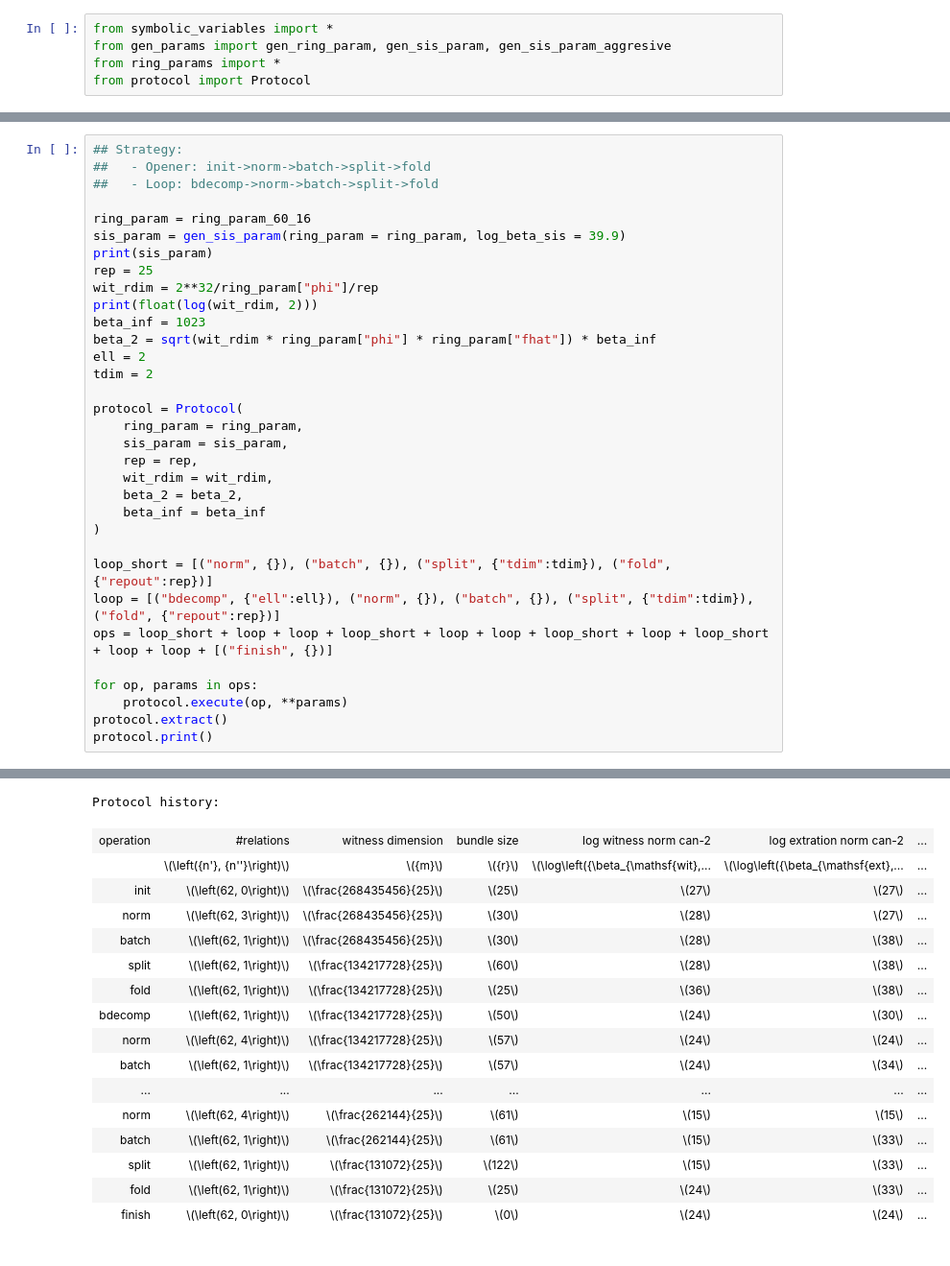
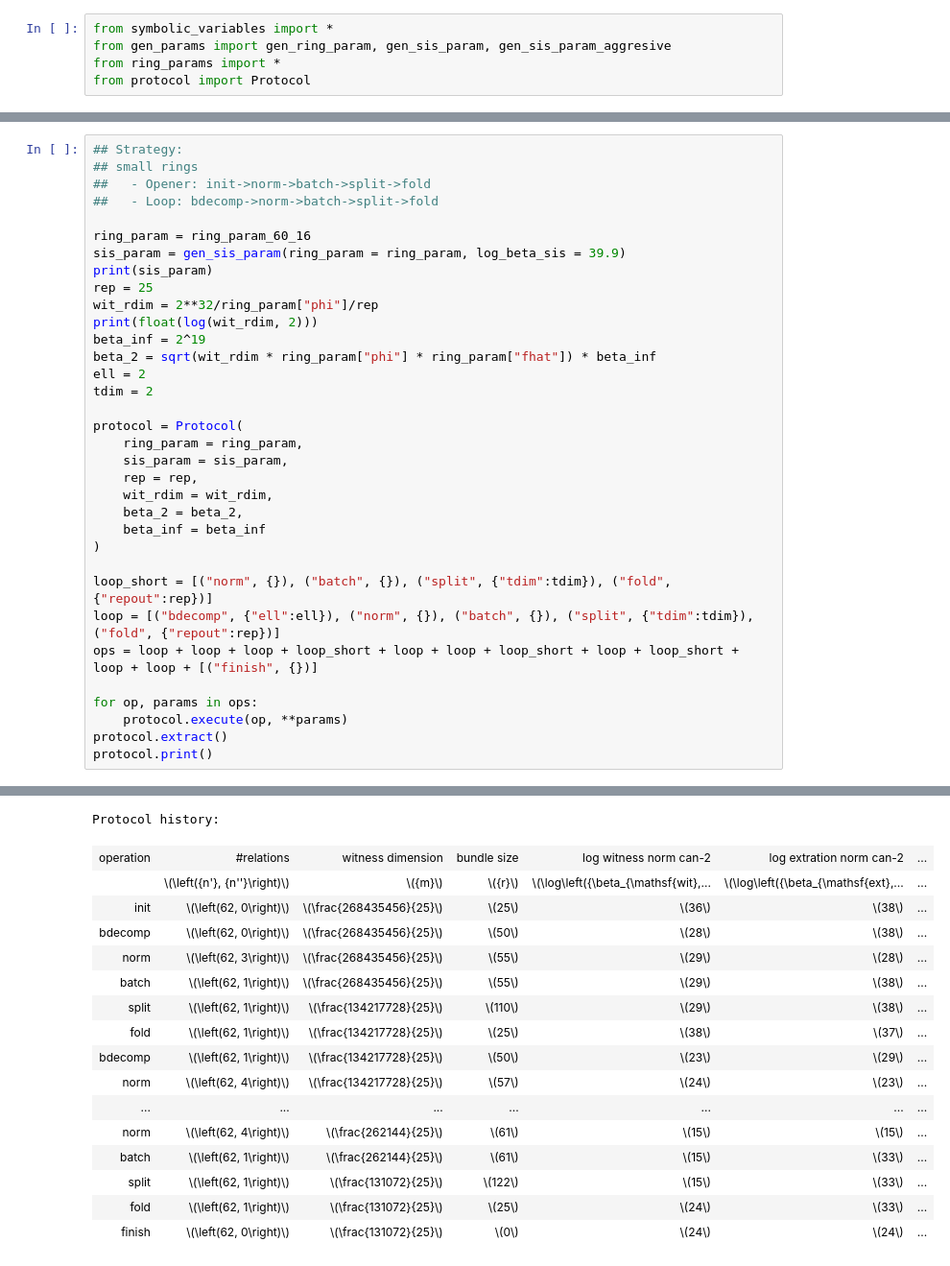
Before and after one commit to russell-lai/rok-paper-sissors-estimator, a Jupyter notebook: example-params.ipynb, the cells around one changed output, grey strips where cells are left out. Shown: that part at 96% size. Drawn from its saved outputs; the diff is of its cells as text.

```diff
--- a/example-params.ipynb
+++ b/example-params.ipynb
@@ -120,5 +6,6 @@ Protocol history:
 # %%
 ## Strategy:
+## small rings
 ##   - Opener: init->norm->batch->split->fold
 ##   - Loop: bdecomp->norm->batch->split->fold
 
@@ -128,46 +15,46 @@ print(sis_param)
 rep = 25
 wit_rdim = 2**32/ring_param["phi"]/rep
 print(float(log(wit_rdim, 2)))
-beta_inf = 1023
+beta_inf = 2^19
 beta_2 = sqrt(wit_rdim * ring_param["phi"] * ring_param["fhat"]) * beta_inf
 ell = 2
 tdim = 2
 
 protocol = Protocol(
     ring_param = ring_param,
     sis_param = sis_param,
     rep = rep,
     wit_rdim = wit_rdim,
     beta_2 = beta_2,
     beta_inf = beta_inf
 )
 
 loop_short = [("norm", {}), ("batch", {}), ("split", {"tdim":tdim}), ("fold", {"repout":rep})]
 loop = [("bdecomp", {"ell":ell}), ("norm", {}), ("batch", {}), ("split", {"tdim":tdim}), ("fold", {"repout":rep})]
-ops = loop_short + loop + loop + loop_short + loop + loop + loop_short + loop + loop_short + loop + loop + [("finish", {})]
+ops = loop + loop + loop + loop_short + loop + loop + loop_short + loop + loop_short + loop + loop + [("finish", {})]
 
 for op, params in ops:
     protocol.execute(op, **params)
 protocol.extract()
 protocol.print()
 # %% [output]
 {'n': 62, 'log_beta_sis': 39.9000000000000}
 23.356143810225277
 Global parameters:
 | conductor | ring degree | subtractive set size | log modulus | log sis norm | Rq size |
 | \({\mathfrak{f}}\) | \({\varphi}\) | \({|\mathcal{C}|}\) | \(\log\left({q}\right)\) | \(\log\left({\beta_{\mathsf{sis}}... | \({\mathcal{R}_{q}}\) |
 | \(60\) | \(16\) | \(12\) | \(64\) | \(39.9000000000000\) | 128.0 B |
 Protocol history:
 | operation | #relations | witness dimension | bundle size | log witness norm can-2 | log extration norm can-2 | ... |
 |  | \(\left({n'}, {n''}\right)\) | \({m}\) | \({r}\) | \(\log\left({\beta_{\mathsf{wit},... | \(\log\left({\beta_{\mathsf{ext},... | ... |
-| init | \(\left(62, 0\right)\) | \(\frac{268435456}{25}\) | \(25\) | \(27\) | \(27\) | ... |
-| norm | \(\left(62, 3\right)\) | \(\frac{268435456}{25}\) | \(30\) | \(28\) | \(27\) | ... |
-| batch | \(\left(62, 1\right)\) | \(\frac{268435456}{25}\) | \(30\) | \(28\) | \(38\) | ... |
-| split | \(\left(62, 1\right)\) | \(\frac{134217728}{25}\) | \(60\) | \(28\) | \(38\) | ... |
-| fold | \(\left(62, 1\right)\) | \(\frac{134217728}{25}\) | \(25\) | \(36\) | \(38\) | ... |
-| bdecomp | \(\left(62, 1\right)\) | \(\frac{134217728}{25}\) | \(50\) | \(24\) | \(30\) | ... |
-| norm | \(\left(62, 4\right)\) | \(\frac{134217728}{25}\) | \(57\) | \(24\) | \(24\) | ... |
-| batch | \(\left(62, 1\right)\) | \(\frac{134217728}{25}\) | \(57\) | \(24\) | \(34\) | ... |
+| init | \(\left(62, 0\right)\) | \(\frac{268435456}{25}\) | \(25\) | \(36\) | \(38\) | ... |
+| bdecomp | \(\left(62, 0\right)\) | \(\frac{268435456}{25}\) | \(50\) | \(28\) | \(38\) | ... |
+| norm | \(\left(62, 3\right)\) | \(\frac{268435456}{25}\) | \(55\) | \(29\) | \(28\) | ... |
+| batch | \(\left(62, 1\right)\) | \(\frac{268435456}{25}\) | \(55\) | \(29\) | \(38\) | ... |
+| split | \(\left(62, 1\right)\) | \(\frac{134217728}{25}\) | \(110\) | \(29\) | \(38\) | ... |
+| fold | \(\left(62, 1\right)\) | \(\frac{134217728}{25}\) | \(25\) | \(38\) | \(37\) | ... |
+| bdecomp | \(\left(62, 1\right)\) | \(\frac{134217728}{25}\) | \(50\) | \(23\) | \(29\) | ... |
+| norm | \(\left(62, 4\right)\) | \(\frac{134217728}{25}\) | \(57\) | \(24\) | \(23\) | ... |
 | ... | ... | ... | ... | ... | ... | ... |
 | norm | \(\left(62, 4\right)\) | \(\frac{262144}{25}\) | \(61\) | \(15\) | \(15\) | ... |
 | batch | \(\left(62, 1\right)\) | \(\frac{262144}{25}\) | \(61\) | \(15\) | \(33\) | ... |
```
Also changed, not shown: parts of 6 cells of this notebook, 5 other files.
